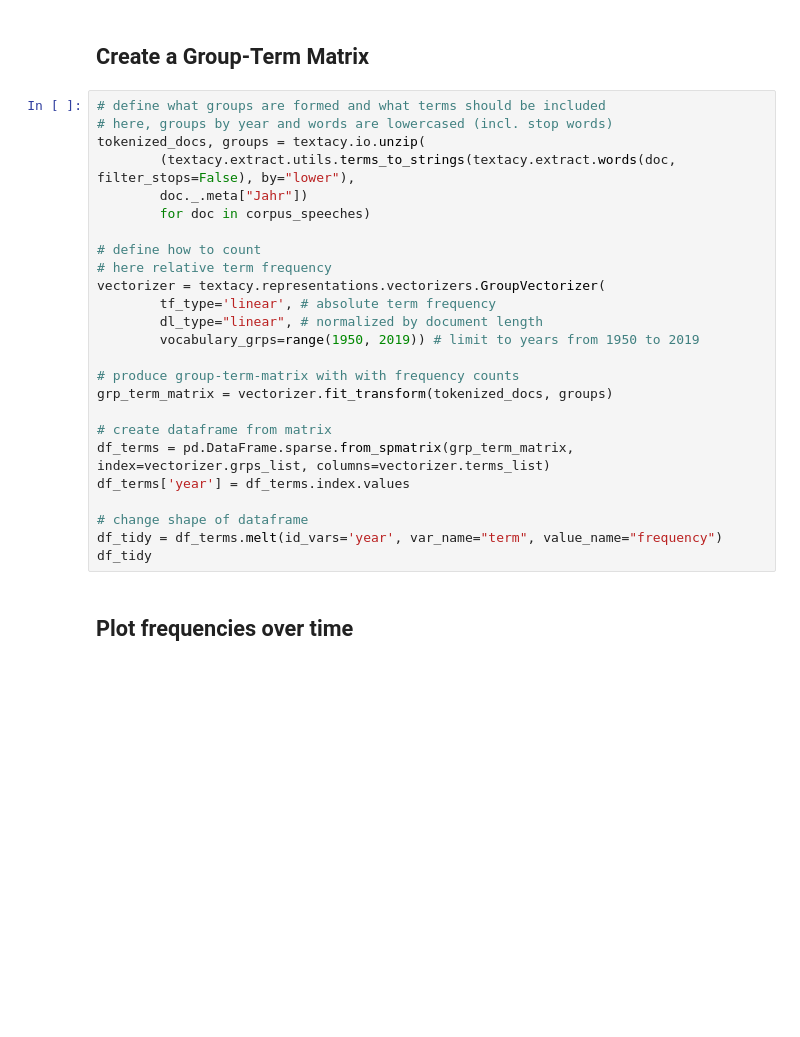
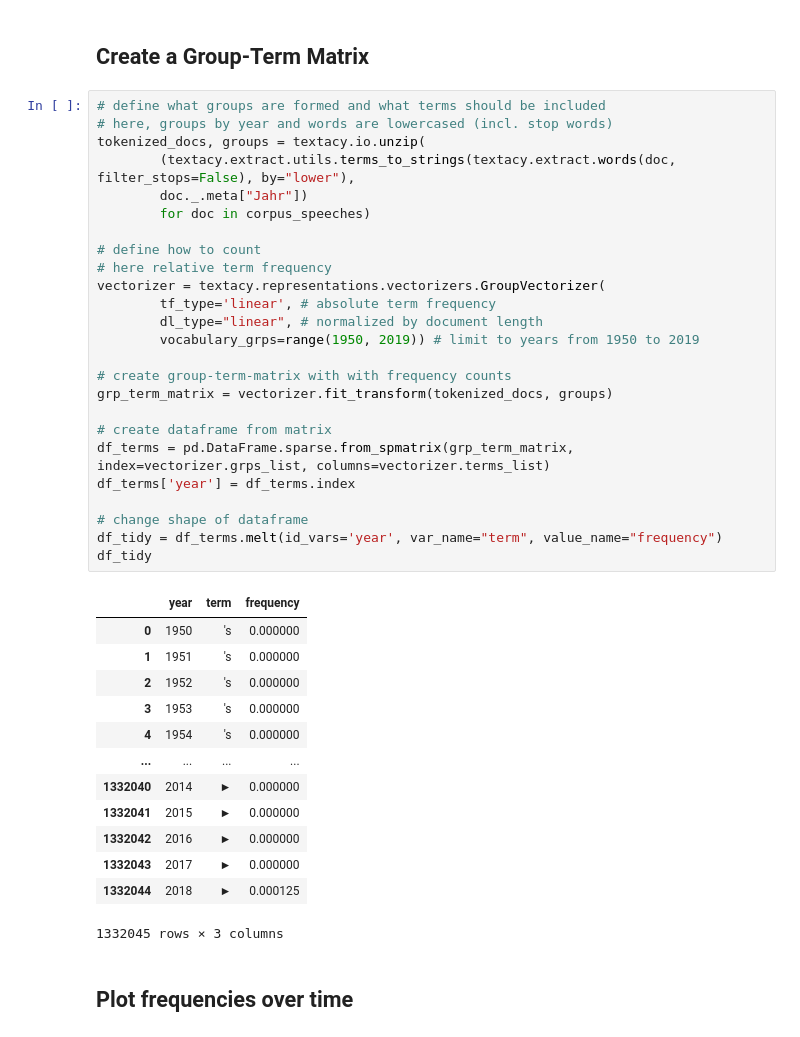
Before and after one commit to aflueckiger/KED2022, a Jupyter notebook: materials/code/KED2022_10.ipynb, the cells around one changed output. Cells and saved outputs as stored; diff of their text form; blank space fills up the shorter version.

```diff
--- a/materials/code/KED2022_10.ipynb
+++ b/materials/code/KED2022_10.ipynb
@@ -358,28 +453,42 @@ corpus_speeches = textacy.Corpus(de, data=texts)
 # %%
 # define what groups are formed and what terms should be included
 # here, groups by year and words are lowercased (incl. stop words)
 tokenized_docs, groups = textacy.io.unzip(
         (textacy.extract.utils.terms_to_strings(textacy.extract.words(doc, filter_stops=False), by="lower"),
         doc._.meta["Jahr"])
         for doc in corpus_speeches)
 
 # define how to count
 # here relative term frequency
 vectorizer = textacy.representations.vectorizers.GroupVectorizer(
         tf_type='linear', # absolute term frequency
         dl_type="linear", # normalized by document length
         vocabulary_grps=range(1950, 2019)) # limit to years from 1950 to 2019
 
-# produce group-term-matrix with with frequency counts
+# create group-term-matrix with with frequency counts
 grp_term_matrix = vectorizer.fit_transform(tokenized_docs, groups)
 
 # create dataframe from matrix
 df_terms = pd.DataFrame.sparse.from_spmatrix(grp_term_matrix, index=vectorizer.grps_list, columns=vectorizer.terms_list)
-df_terms['year'] = df_terms.index.values
+df_terms['year'] = df_terms.index
 
 # change shape of dataframe
 df_tidy = df_terms.melt(id_vars='year', var_name="term", value_name="frequency")
 df_tidy
+# %% [output]
+|  | year | term | frequency |
+| 0 | 1950 | 's | 0.000000 |
+| 1 | 1951 | 's | 0.000000 |
+| 2 | 1952 | 's | 0.000000 |
+| 3 | 1953 | 's | 0.000000 |
+| 4 | 1954 | 's | 0.000000 |
+| ... | ... | ... | ... |
+| 1332040 | 2014 | ► | 0.000000 |
+| 1332041 | 2015 | ► | 0.000000 |
+| 1332042 | 2016 | ► | 0.000000 |
+| 1332043 | 2017 | ► | 0.000000 |
+| 1332044 | 2018 | ► | 0.000125 |
+1332045 rows × 3 columns
 # %% [markdown]
 ## Plot frequencies over time
 # %%
```
Also changed, not shown: parts of 23 cells of this notebook, 4 other files.
